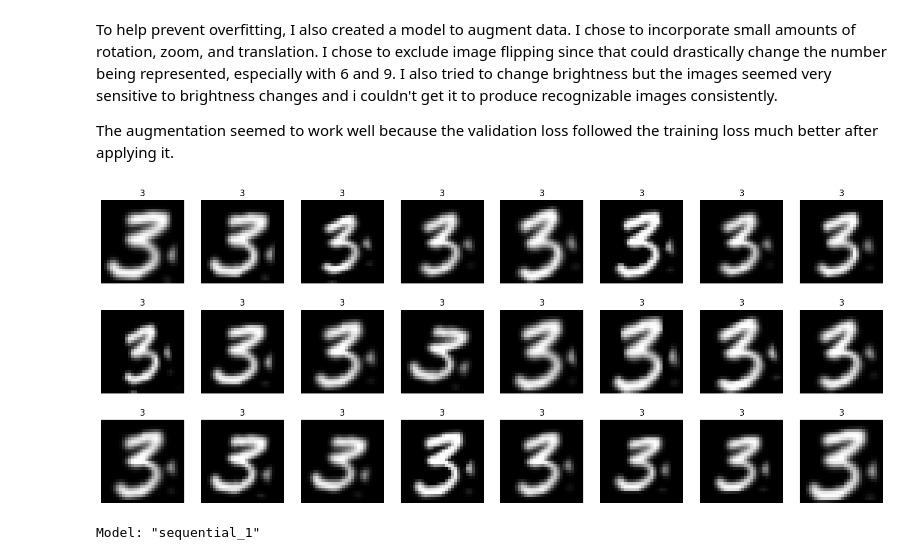
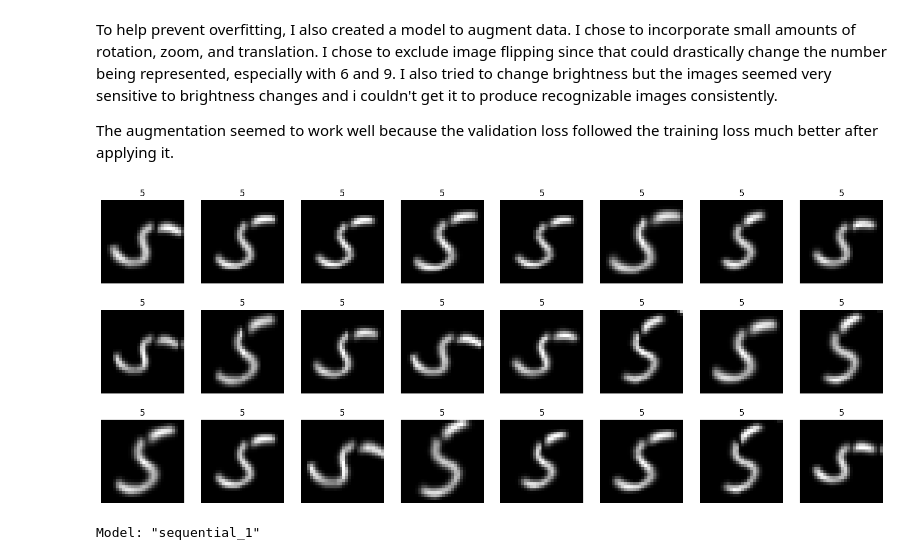
Before and after one commit to Kunritty/MNIST, a Jupyter notebook: Kaggle-MNIST-Competition.ipynb, the cells around one changed output. Drawn from its saved outputs; the diff is of its cells as text; code cells hidden in the pictures.

```diff
--- a/Kaggle-MNIST-Competition.ipynb
+++ b/Kaggle-MNIST-Competition.ipynb
@@ -131,29 +139,29 @@ The augmentation seemed to work well because the validation loss followed the tr
 # %%
 #Data augmentation
 image_gen = keras.Sequential([
-    layers.RandomRotation(0.05),
+    layers.RandomRotation(0.075),
     layers.RandomZoom(0.15),
     layers.RandomHeight(0.1),
     layers.RandomWidth(0.1),
     layers.Resizing(28, 28),
 ])
 
 #Show some augmented examples
-image_index = 14
+image_index = 25
 n_rows, n_cols = 3, 8
 
 example = X_train[image_index]
 label = np.argmax(y_train[image_index])
 augmented_examples = [image_gen(example) for _ in range(n_rows*n_cols)]
 
 fig, axs = plt.subplots(n_rows, n_cols, figsize=(20, 8))
 axs = axs.flatten()
 for i in range(n_rows * n_cols):
     axs[i].imshow(augmented_examples[i], cmap="gray")
     axs[i].set_title(label)
     axs[i].axis("off")
 # %% [output]
-[figure, old version]
+[figure, new version]
 # %%
 model = keras.Sequential([
     layers.InputLayer(shape=(28, 28, 1)),
```
Also changed, not shown: parts of 4 cells of this notebook.
